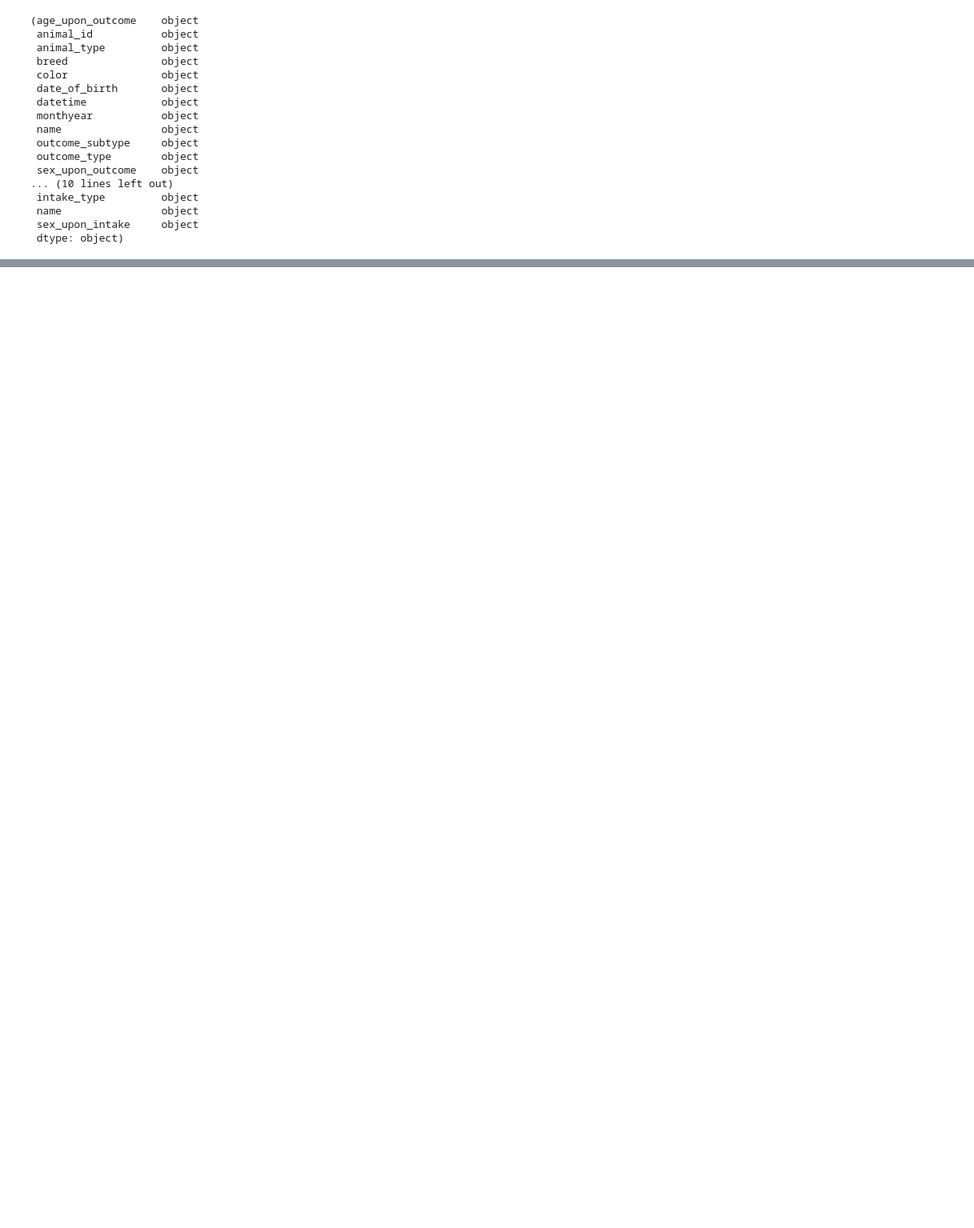
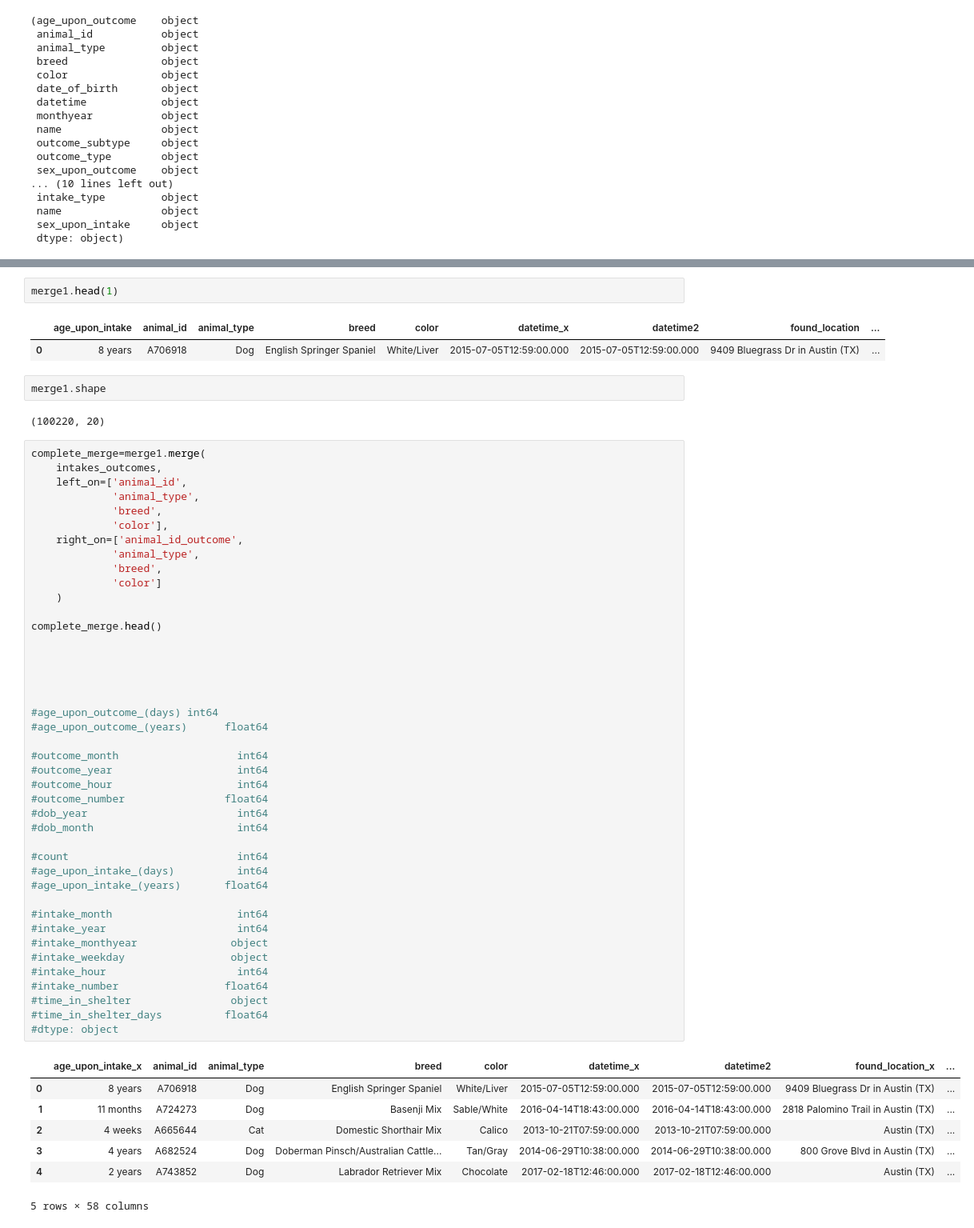
Before and after one commit to sahvsergio/treehouse_data_analysis_techdegree_unit5, a Jupyter notebook: Pet Shelter Analysis.ipynb, the cells around one changed output, grey strips where cells are left out. Shown at 80% size. Cells and saved outputs as stored; diff of their text form; blank space fills up the shorter version.

Commit message:
add 5 locations where animals are found

```diff
--- a/Pet Shelter Analysis.ipynb
+++ b/Pet Shelter Analysis.ipynb
@@ -275,0 +255,59 @@ merge1.head()
+# %%
+merge1.head(1)
+# %% [output]
+|  | age_upon_intake | animal_id | animal_type | breed | color | datetime_x | datetime2 | found_location | ... |
+| 0 | 8 years | A706918 | Dog | English Springer Spaniel | White/Liver | 2015-07-05T12:59:00.000 | 2015-07-05T12:59:00.000 | 9409 Bluegrass Dr in Austin (TX) | ... |
+# %%
+merge1.shape
+# %% [output]
+(100220, 20)
+# %%
+complete_merge=merge1.merge(
+    intakes_outcomes,
+    left_on=['animal_id',
+             'animal_type',
+             'breed',
+             'color'],
+    right_on=['animal_id_outcome',
+             'animal_type',
+             'breed',
+             'color']
+    )
+
+complete_merge.head()
+
+
+
+
+
+#age_upon_outcome_(days) int64
+#age_upon_outcome_(years)      float64
+
+#outcome_month                   int64
+#outcome_year                    int64
+#outcome_hour                    int64
+#outcome_number                float64
+#dob_year                        int64
+#dob_month                       int64
+
+#count                           int64
+#age_upon_intake_(days)          int64
+#age_upon_intake_(years)       float64
+
+#intake_month                    int64
+#intake_year                     int64
+#intake_monthyear               object
+#intake_weekday                 object
+#intake_hour                     int64
+#intake_number                 float64
+#time_in_shelter                object
+#time_in_shelter_days          float64
+#dtype: object
+# %% [output]
+|  | age_upon_intake_x | animal_id | animal_type | breed | color | datetime_x | datetime2 | found_location_x | ... |
+| 0 | 8 years | A706918 | Dog | English Springer Spaniel | White/Liver | 2015-07-05T12:59:00.000 | 2015-07-05T12:59:00.000 | 9409 Bluegrass Dr in Austin (TX) | ... |
+| 1 | 11 months | A724273 | Dog | Basenji Mix | Sable/White | 2016-04-14T18:43:00.000 | 2016-04-14T18:43:00.000 | 2818 Palomino Trail in Austin (TX) | ... |
+| 2 | 4 weeks | A665644 | Cat | Domestic Shorthair Mix | Calico | 2013-10-21T07:59:00.000 | 2013-10-21T07:59:00.000 | Austin (TX) | ... |
+| 3 | 4 years | A682524 | Dog | Doberman Pinsch/Australian Cattle... | Tan/Gray | 2014-06-29T10:38:00.000 | 2014-06-29T10:38:00.000 | 800 Grove Blvd in Austin (TX) | ... |
+| 4 | 2 years | A743852 | Dog | Labrador Retriever Mix | Chocolate | 2017-02-18T12:46:00.000 | 2017-02-18T12:46:00.000 | Austin (TX) | ... |
+5 rows × 58 columns
```
Also changed, not shown: parts of 9 cells of this notebook.
